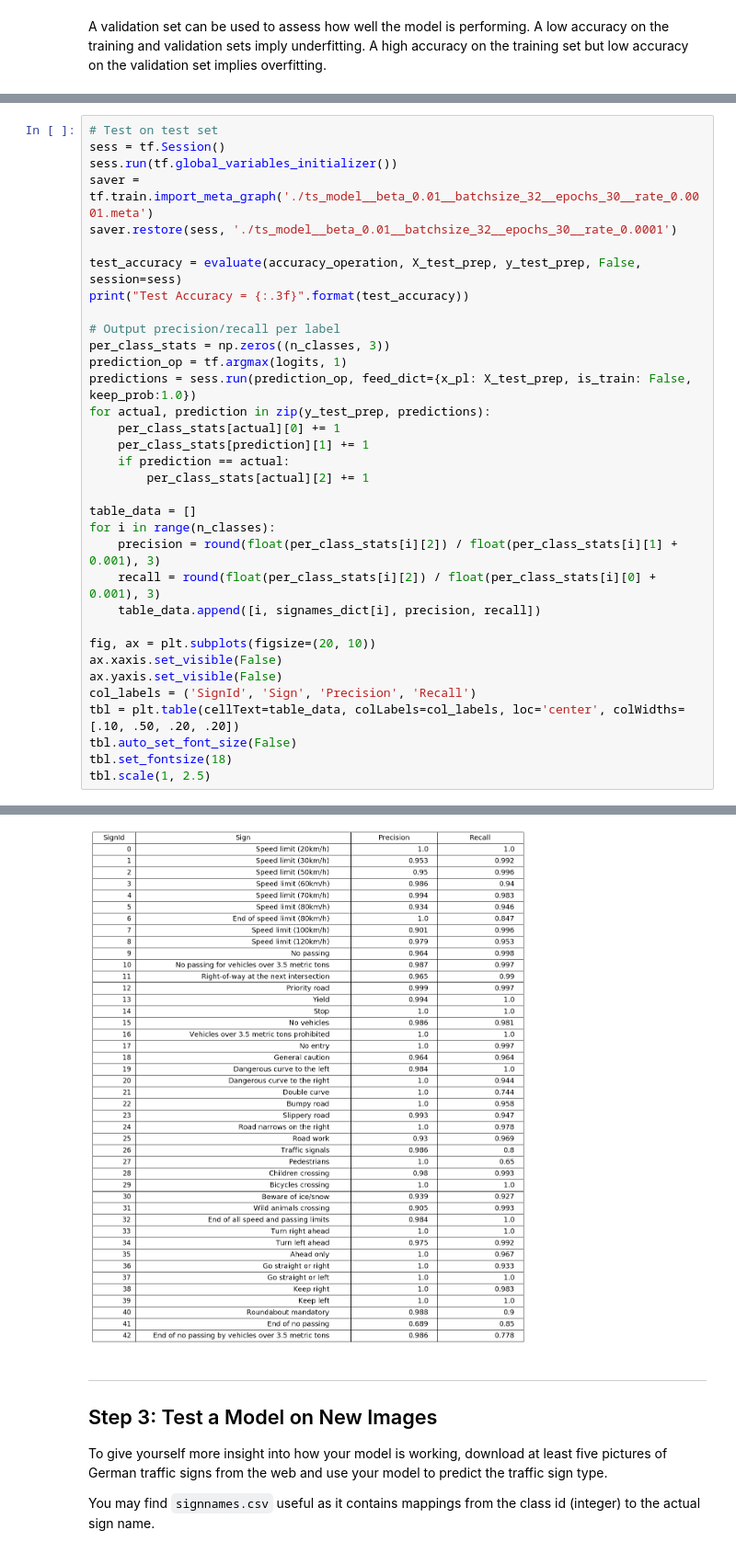
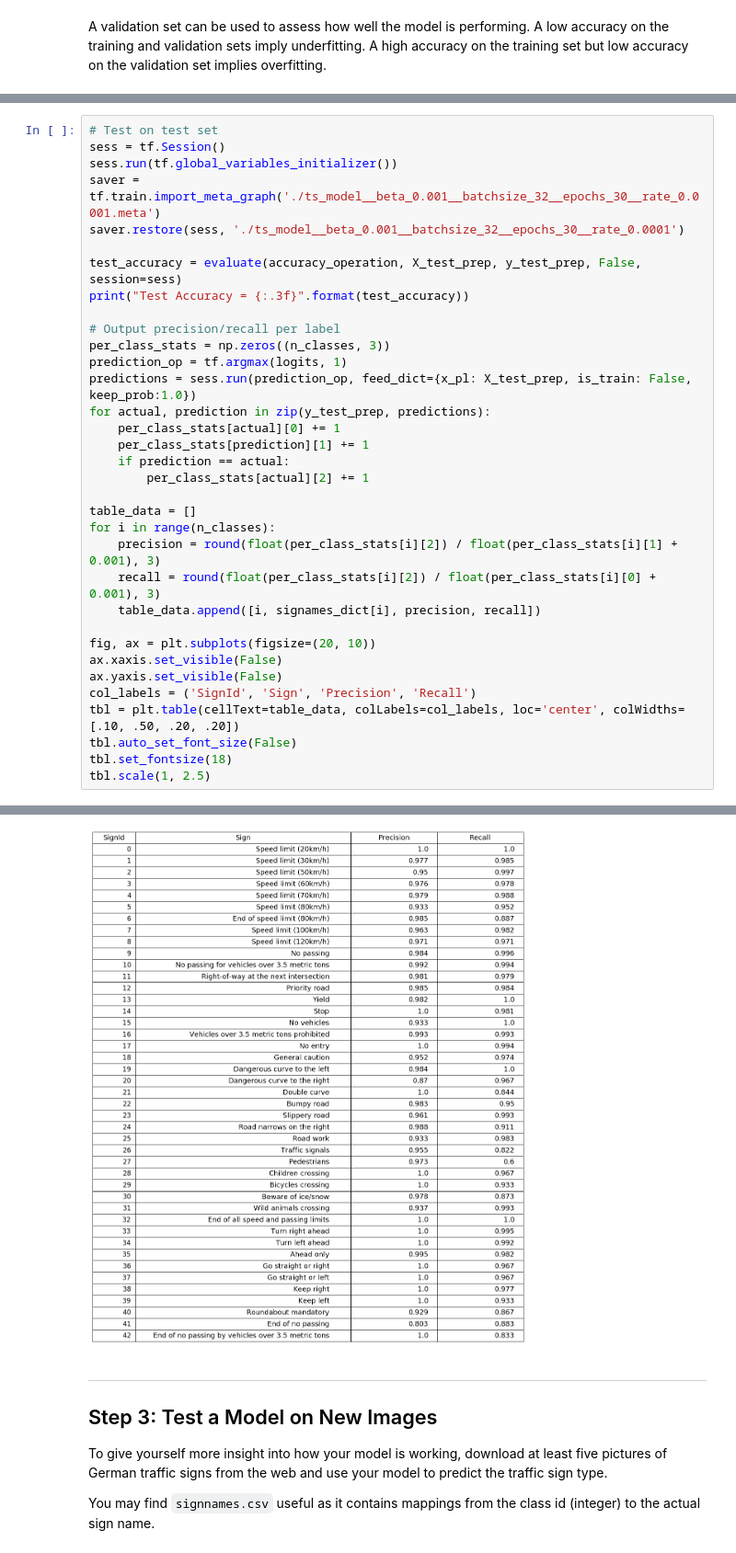
Before and after one commit to rohithmenon/carnd, a Jupyter notebook: traffic_sign_classifier/Traffic_Sign_Classifier.ipynb, the cells around one changed output, grey strips where cells are left out. Shown at 92% size. Drawn from its saved outputs; the diff is of its cells as text.

```diff
--- a/traffic_sign_classifier/Traffic_Sign_Classifier.ipynb
+++ b/traffic_sign_classifier/Traffic_Sign_Classifier.ipynb
@@ -425,8 +426,8 @@ VALIDATE: beta_0.01__batchsize_32__epochs_30__rate_0.0001: 0.983
 # Test on test set
 sess = tf.Session()
 sess.run(tf.global_variables_initializer())
-saver = tf.train.import_meta_graph('./ts_model__beta_0.01__batchsize_32__epochs_30__rate_0.0001.meta')
-saver.restore(sess, './ts_model__beta_0.01__batchsize_32__epochs_30__rate_0.0001')
+saver = tf.train.import_meta_graph('./ts_model__beta_0.001__batchsize_32__epochs_30__rate_0.0001.meta')
+saver.restore(sess, './ts_model__beta_0.001__batchsize_32__epochs_30__rate_0.0001')
 
 test_accuracy = evaluate(accuracy_operation, X_test_prep, y_test_prep, False, session=sess)
 print("Test Accuracy = {:.3f}".format(test_accuracy))
@@ -461,4 +462,4 @@ Test Accuracy = 0.972
-[figure, old version]
+[figure, new version]
 # %% [markdown]
 ---
 
```
Also changed, not shown: parts of 9 cells of this notebook, 4 other files.
